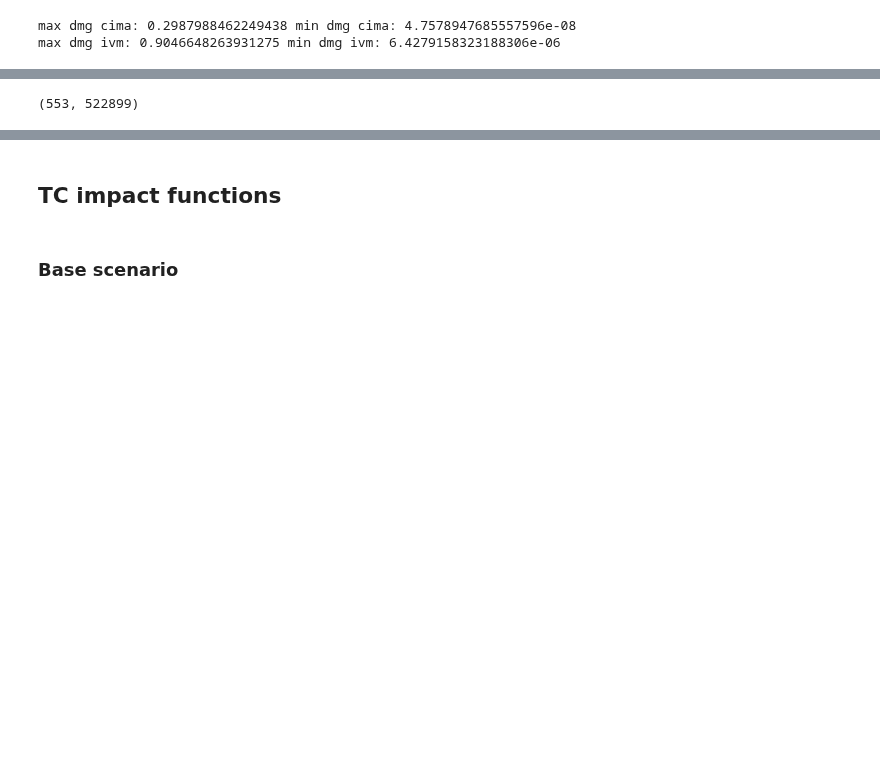
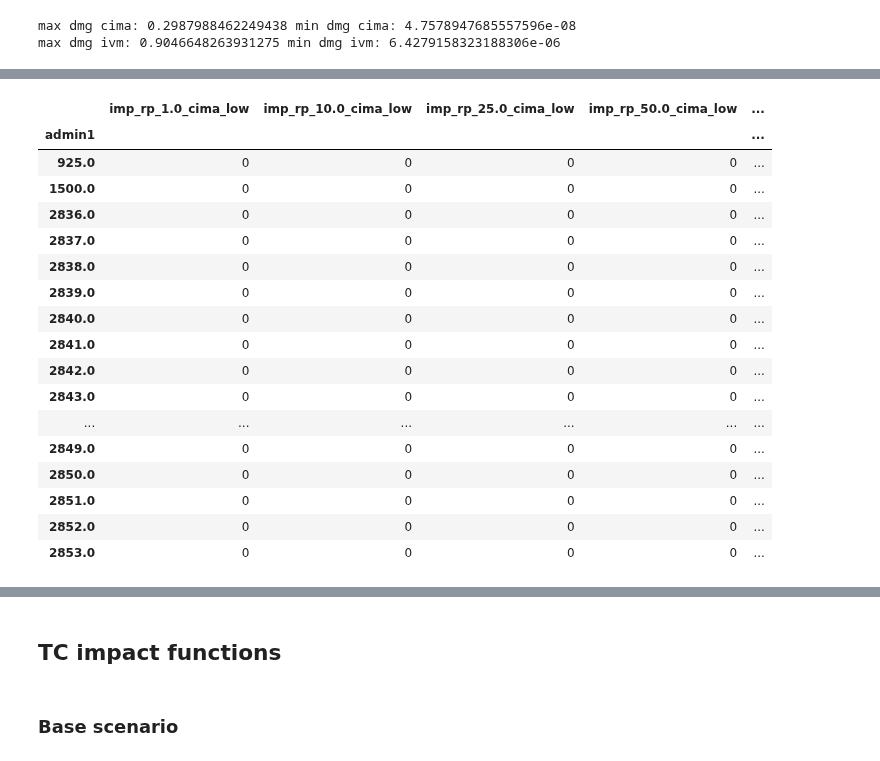
Before and after one commit to Evelyn-M/global-displacement-risk, a Jupyter notebook: doc/tutorial_building-fraction-impacts.ipynb, the cells around one changed output, grey strips where cells are left out. Saved outputs shown, nothing was run; the diff lists cells and outputs as text; code cells hidden in the pictures; blank space fills up the shorter version.

```diff
--- a/doc/tutorial_building-fraction-impacts.ipynb
+++ b/doc/tutorial_building-fraction-impacts.ipynb
@@ -164,0 +237,5 @@ displ_high_ivm = impact_bldg_ivm.imp_mat > dmg_thresh_high
+# %%
+# from this we can now manually compute the AED
+imps_admin1['aed'] = 0
+for rp in rps:
+    imps_admin1['aed']+= imps_admin1[f'imp_rp_{rp}']/rp
@@ -165,6 +262,31 @@ displ_high_ivm = impact_bldg_ivm.imp_mat > dmg_thresh_high
 # %%
-# Particular to CF: needs post-processing of many "events" (each tile*7 RPs) into 7 RP "events"
-# --> sum every 7th column
-displ_low_cima.toarray().shape
+def agg_sparse_rps(sparse_bool, exp_gdf, rps, scen_name, group_admin1=True):
+    """
+    sparse_bool: imp_mat with types bool (contrasted against dmg threshold)
+    rps : np.array with return periods to group by
+    exp_gdf : exposure geodataframe
+    scen_name : str with scenario name to differentiate (suggestion impfsource_thresh)
+    group_admin1 : bool, whether to group results by admin1, else full gdf returned
+    """
+    full_bool = sparse_bool.toarray()
+
+    # get indices to sum over for each of the 7 RPs(rows)
+    ix_rps = {}
+    for ix, rp in enumerate(rps):
+        ix_rps[rp] = np.arange(0+ix,full_bool.shape[0],7)
+
+    # save impacts to exposure gdf
+    for rp in rps:
+        exp_gdf[f'imp_rp_{rp}_{scen_name}'] = full_bool[ix_rps[rp],:].astype(int).sum(axis=0)
+
+    # groupe exposure gdf by admin1 and sum over impacts (keep only these)
+    if group_admin1:
+        return exp_gdf.groupby('admin1').sum()[[f'imp_rp_{rp}_{scen_name}' for rp in rps]]
+
+    return exp_gdf
-# %% [output]
-(553, 522899)
+# %%
+def compute_aeds(gdf_imps, rps, scen_name):
+    gdf_imps[f'aed_{scen_name}'] = 0
+    for rp in rps:
+        gdf_imps[f'aed_{scen_name}']+= gdf_imps[f'imp_rp_{rp}_{scen_name}']/rp
+    return gdf_imps
@@ -170,0 +295,22 @@ displ_low_cima.toarray().shape
+# %%
+imp_cima_low = agg_sparse_rps(displ_low_cima, exp.gdf, rps, 'cima_low', group_admin1=True)
+compute_aeds(imp_cima_low, rps, 'cima_low')
+# %% [output]
+|  | imp_rp_1.0_cima_low | imp_rp_10.0_cima_low | imp_rp_25.0_cima_low | imp_rp_50.0_cima_low | ... |
+| admin1 |  |  |  |  | ... |
+| 925.0 | 0 | 0 | 0 | 0 | ... |
+| 1500.0 | 0 | 0 | 0 | 0 | ... |
+| 2836.0 | 0 | 0 | 0 | 0 | ... |
+| 2837.0 | 0 | 0 | 0 | 0 | ... |
+| 2838.0 | 0 | 0 | 0 | 0 | ... |
+| 2839.0 | 0 | 0 | 0 | 0 | ... |
+| 2840.0 | 0 | 0 | 0 | 0 | ... |
+| 2841.0 | 0 | 0 | 0 | 0 | ... |
+| 2842.0 | 0 | 0 | 0 | 0 | ... |
+| 2843.0 | 0 | 0 | 0 | 0 | ... |
+| ... | ... | ... | ... | ... | ... |
+| 2849.0 | 0 | 0 | 0 | 0 | ... |
+| 2850.0 | 0 | 0 | 0 | 0 | ... |
+| 2851.0 | 0 | 0 | 0 | 0 | ... |
+| 2852.0 | 0 | 0 | 0 | 0 | ... |
+| 2853.0 | 0 | 0 | 0 | 0 | ... |
```
Also changed, not shown: parts of 17 cells of this notebook.
